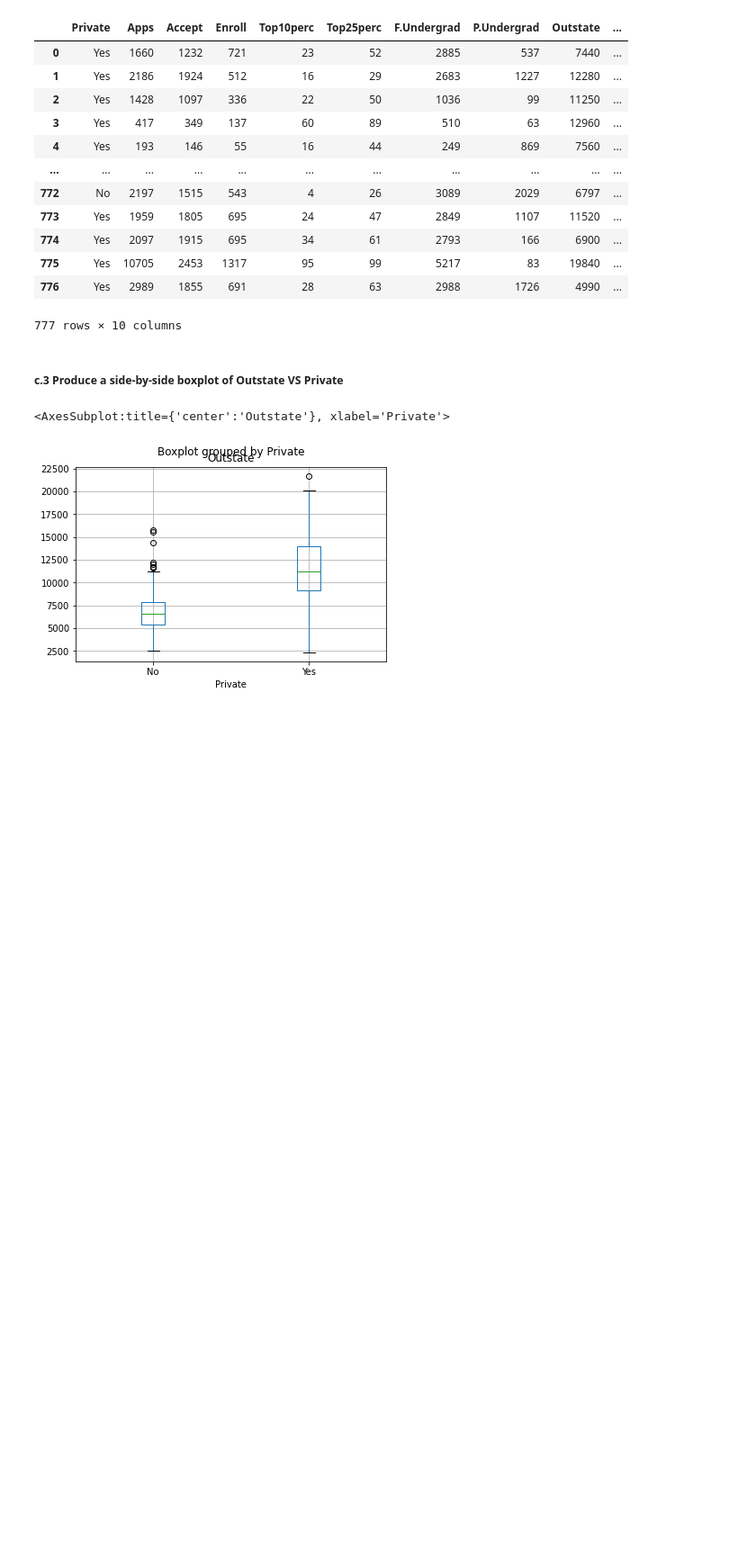
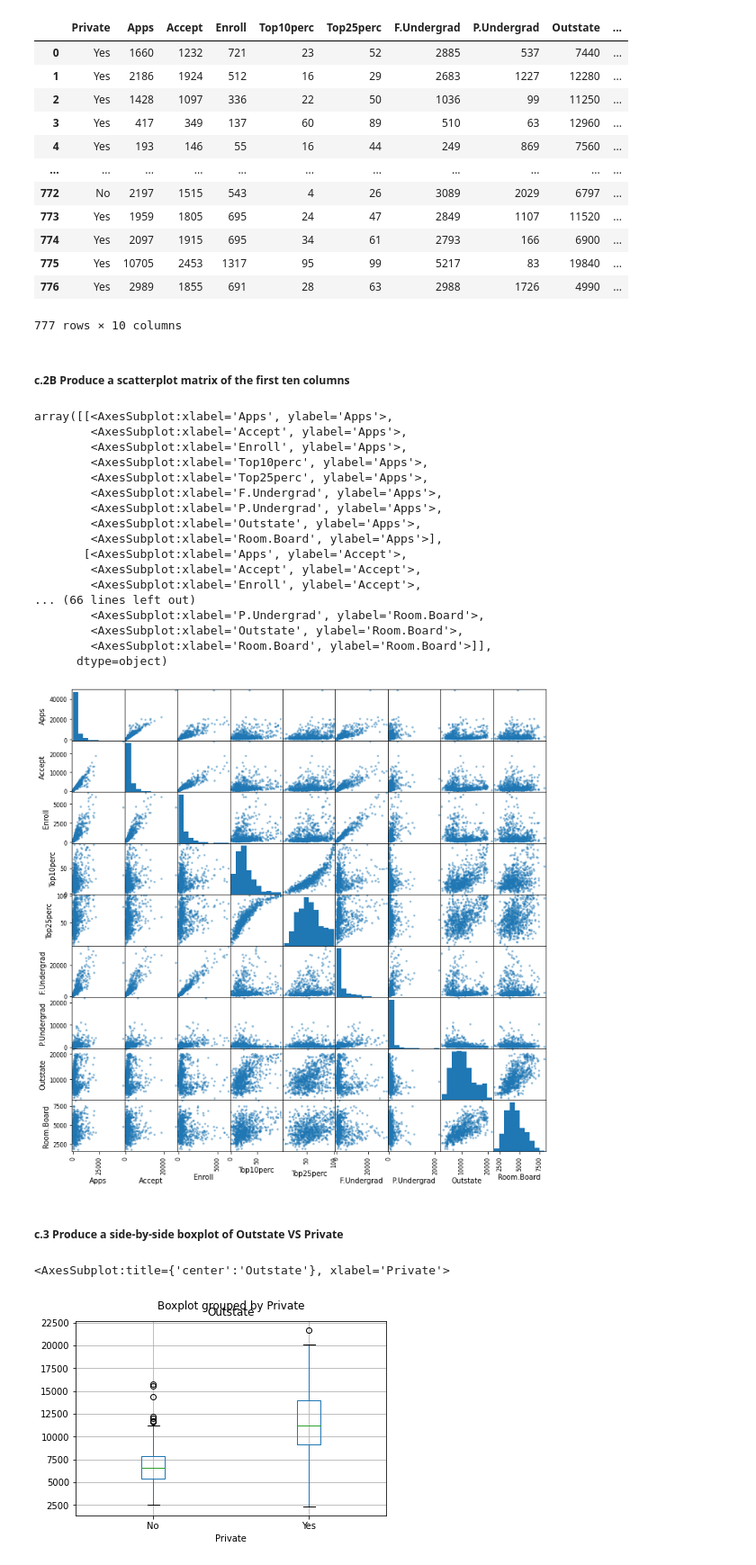
Before and after one commit to jogam5/csc2515, a Jupyter notebook: winter2021/ISRL/ch2/ch2_applied.ipynb, the cells around one changed output. Shown at 90% size. Saved outputs shown, nothing was run; the diff lists cells and outputs as text; code cells hidden in the pictures; blank space fills up the shorter version.

```diff
--- a/winter2021/ISRL/ch2/ch2_applied.ipynb
+++ b/winter2021/ISRL/ch2/ch2_applied.ipynb
@@ -69,6 +69,29 @@ college.iloc[:,1:11] # From 0 to 9, 10 is not inclusive
 | 775 | Yes | 10705 | 2453 | 1317 | 95 | 99 | 5217 | 83 | 19840 | ... |
 | 776 | Yes | 2989 | 1855 | 691 | 28 | 63 | 2988 | 1726 | 4990 | ... |
 777 rows × 10 columns
+# %% [markdown]
+##### c.2B Produce a scatterplot matrix of the first ten columns
+# %%
+pd.plotting.scatter_matrix(college.iloc[:,:11], figsize=(12,12))
+# %% [output]
+array([[<AxesSubplot:xlabel='Apps', ylabel='Apps'>,
+        <AxesSubplot:xlabel='Accept', ylabel='Apps'>,
+        <AxesSubplot:xlabel='Enroll', ylabel='Apps'>,
+        <AxesSubplot:xlabel='Top10perc', ylabel='Apps'>,
+        <AxesSubplot:xlabel='Top25perc', ylabel='Apps'>,
+        <AxesSubplot:xlabel='F.Undergrad', ylabel='Apps'>,
+        <AxesSubplot:xlabel='P.Undergrad', ylabel='Apps'>,
+        <AxesSubplot:xlabel='Outstate', ylabel='Apps'>,
+        <AxesSubplot:xlabel='Room.Board', ylabel='Apps'>],
+       [<AxesSubplot:xlabel='Apps', ylabel='Accept'>,
+        <AxesSubplot:xlabel='Accept', ylabel='Accept'>,
+        <AxesSubplot:xlabel='Enroll', ylabel='Accept'>,
+... (66 lines left out)
+        <AxesSubplot:xlabel='P.Undergrad', ylabel='Room.Board'>,
+        <AxesSubplot:xlabel='Outstate', ylabel='Room.Board'>,
+        <AxesSubplot:xlabel='Room.Board', ylabel='Room.Board'>]],
+      dtype=object)
+[figure, added]
 # %% [markdown]
 ##### c.3 Produce a side-by-side boxplot of Outstate VS Private
 # %%
```
Also changed, not shown: parts of 10 cells of this notebook.
